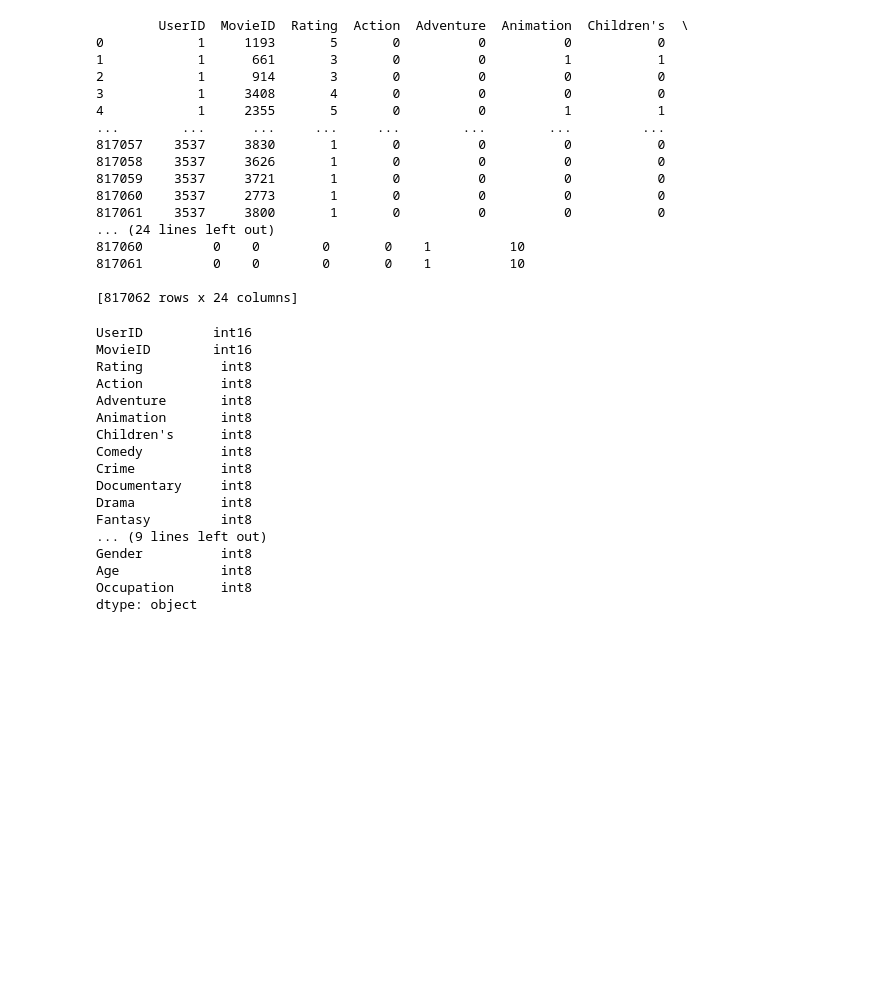
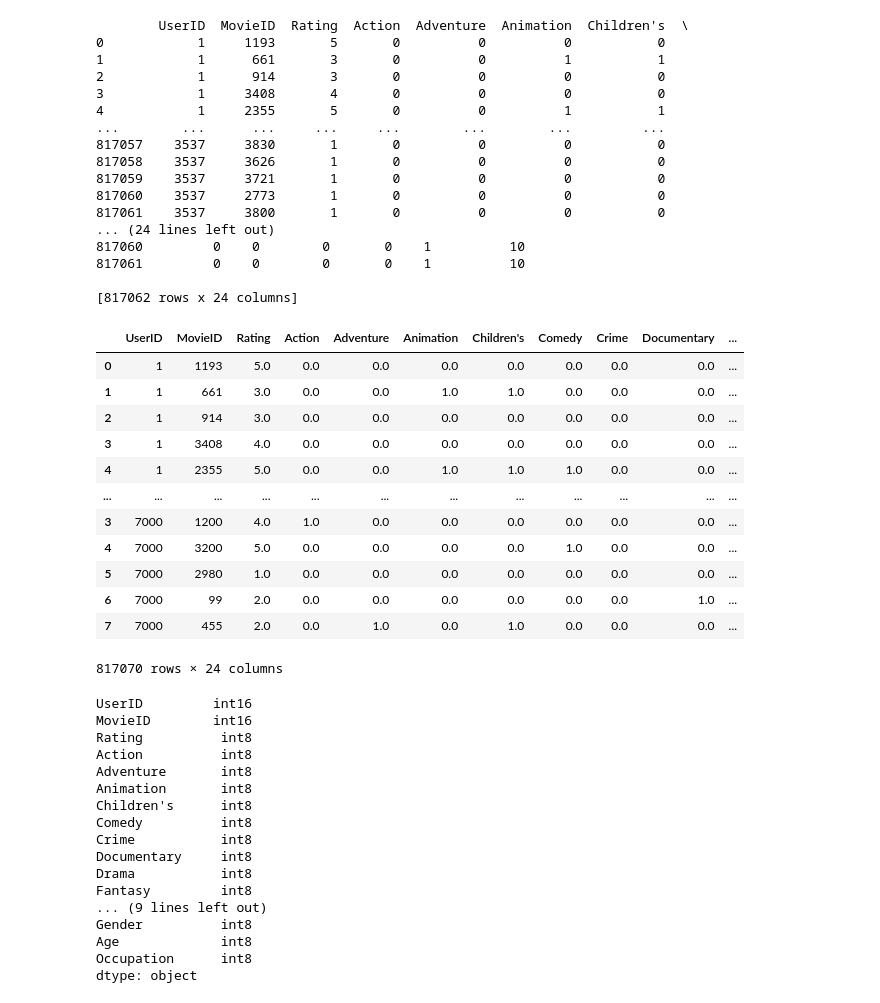
Before and after one commit to RecSys-The-Hood/MiniProject, a Jupyter notebook: SVD_Kmeans_updated.ipynb, the cells around one changed output. Saved outputs shown, nothing was run; the diff lists cells and outputs as text; code cells hidden in the pictures; blank space fills up the shorter version.

```diff
--- a/SVD_Kmeans_updated.ipynb
+++ b/SVD_Kmeans_updated.ipynb
@@ -43,6 +35,64 @@ print(data_matrix)
 817061         0    0        0       0    1          10
 
 [817062 rows x 24 columns]
+# %%
+newUserID=7000
+newUserMovies={
+    25 : 4.0,
+    54 : 5.0,
+    65: 3.0,
+    1200 : 4.0,
+    3200 : 5.0,
+    2980 : 1.0,
+    99 : 2.0,
+    455 : 2.0
+}
+newUserDetails = {
+    'Age' : 18,
+    'Gender' : 0,
+    'Occupation' : 17
+}
+
+
+movieDetails=pd.read_csv("movies.csv")
+movieDetails=movieDetails.set_index(keys='MovieID')
+columns = ["UserID","MovieID","Rating","Action","Adventure","Animation","Children's","Comedy","Crime","Documentary","Drama","Fantasy","Film-Noir","Horror","Musical",
+"Mystery","Romance","Sci-Fi","Thriller","War","Western" , "Gender", "Age", "Occupation"]
+
+Rows=[]
+for movieId,Rating in newUserMovies.items():
+    newRow={}
+    movie=movieDetails.loc[movieId]
+    genres = movie['Genres'].split('|')
+    newRow["UserID"]=newUserID
+    newRow["MovieID"]=movieId
+    newRow["Rating"]=Rating
+    for genre in genres:
+        newRow[genre]=int(1)
+    for key, value in newUserDetails.items():
+        newRow[key]=int(value)
+    Rows.append(newRow)
+
+newUserdf=pd.DataFrame(Rows,columns=columns)
+newUserdf=newUserdf.fillna(int(0))
+
+data_matrix=pd.concat([data_matrix,newUserdf])
+data_matrix=data_matrix.drop_duplicates()
+data_matrix
+# %% [output]
+|  | UserID | MovieID | Rating | Action | Adventure | Animation | Children's | Comedy | Crime | Documentary | ... |
+| 0 | 1 | 1193 | 5.0 | 0.0 | 0.0 | 0.0 | 0.0 | 0.0 | 0.0 | 0.0 | ... |
+| 1 | 1 | 661 | 3.0 | 0.0 | 0.0 | 1.0 | 1.0 | 0.0 | 0.0 | 0.0 | ... |
+| 2 | 1 | 914 | 3.0 | 0.0 | 0.0 | 0.0 | 0.0 | 0.0 | 0.0 | 0.0 | ... |
+| 3 | 1 | 3408 | 4.0 | 0.0 | 0.0 | 0.0 | 0.0 | 0.0 | 0.0 | 0.0 | ... |
+| 4 | 1 | 2355 | 5.0 | 0.0 | 0.0 | 1.0 | 1.0 | 1.0 | 0.0 | 0.0 | ... |
+| ... | ... | ... | ... | ... | ... | ... | ... | ... | ... | ... | ... |
+| 3 | 7000 | 1200 | 4.0 | 1.0 | 0.0 | 0.0 | 0.0 | 0.0 | 0.0 | 0.0 | ... |
+| 4 | 7000 | 3200 | 5.0 | 0.0 | 0.0 | 0.0 | 0.0 | 1.0 | 0.0 | 0.0 | ... |
+| 5 | 7000 | 2980 | 1.0 | 0.0 | 0.0 | 0.0 | 0.0 | 0.0 | 0.0 | 0.0 | ... |
+| 6 | 7000 | 99 | 2.0 | 0.0 | 0.0 | 0.0 | 0.0 | 0.0 | 0.0 | 1.0 | ... |
+| 7 | 7000 | 455 | 2.0 | 0.0 | 1.0 | 0.0 | 1.0 | 0.0 | 0.0 | 0.0 | ... |
+817070 rows × 24 columns
 # %%
 # Convert MovieID and UserID to int16
 data_matrix["MovieID"] = data_matrix["MovieID"].astype(np.int16)
```
Also changed, not shown: parts of 17 cells of this notebook, 23 other files.
